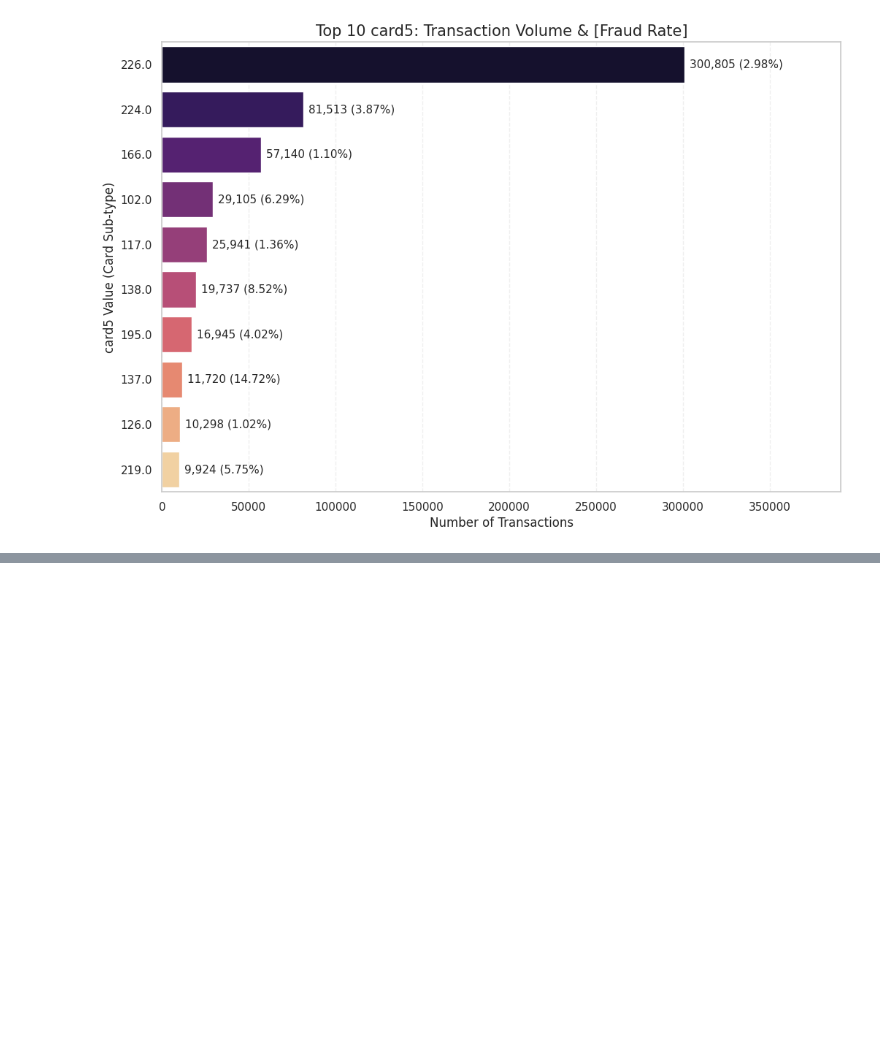
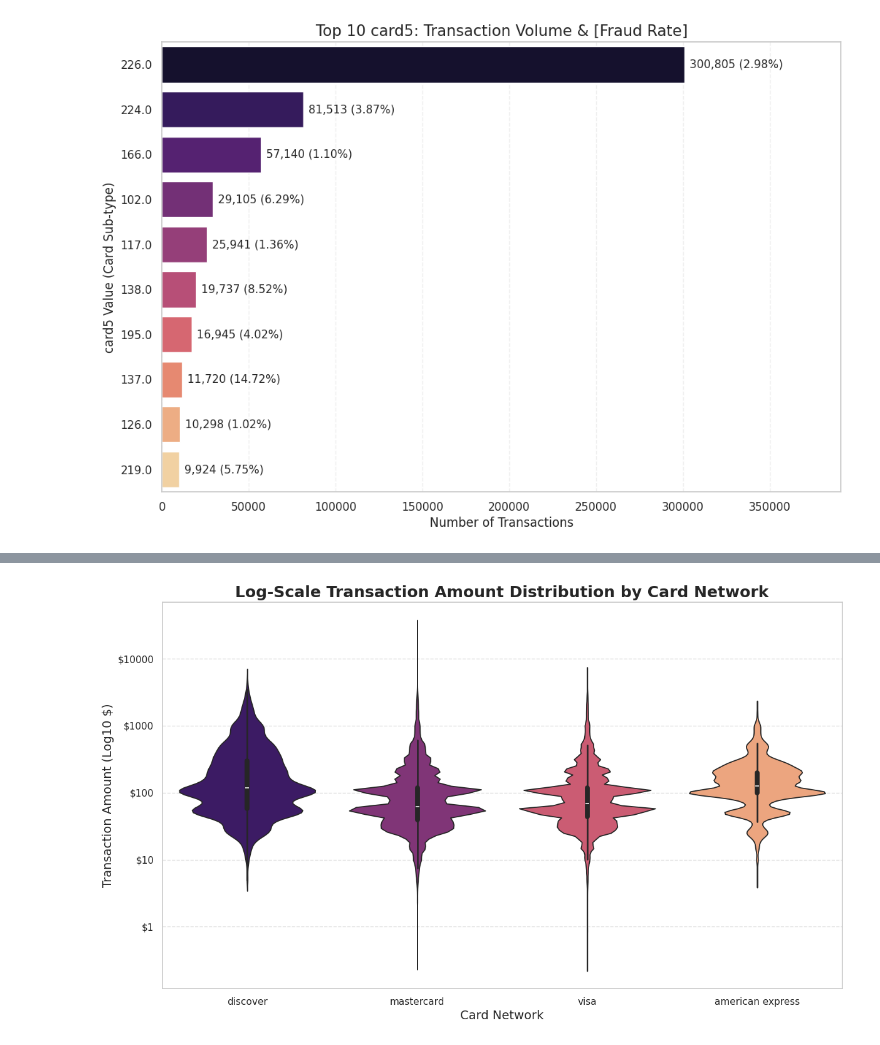
Before and after one commit to VaradBhagwat5/FedAudit, a Jupyter notebook: notebooks/data_visualisation.ipynb, the cells around one changed output, grey strips where cells are left out. Saved outputs shown, nothing was run; the diff lists cells and outputs as text; code cells hidden in the pictures; blank space fills up the shorter version.

```diff
--- a/notebooks/data_visualisation.ipynb
+++ b/notebooks/data_visualisation.ipynb
@@ -338,0 +392,33 @@ plt.show()
+# %%
+"""
+Analysis: Analysing the distribution of these cards in transaction amount
+Result:
+"""
+plt.figure(figsize=(14, 8))
+
+# 1. Create a Violin Plot to show the "density" and "spread" simultaneously
+# Using log-transformed TransactionAmt to see the distribution clearly
+ax = sns.violinplot(
+    data=df_limited,
+    x='card4',
+    y=np.log10(df_limited['TransactionAmt']),
+    hue='card4',
+    palette='magma',
+    legend=False
+)
+
+# 2. Styling for a Research Paper
+plt.title("Log-Scale Transaction Amount Distribution by Card Network", fontsize=18, fontweight='bold')
+plt.xlabel("Card Network", fontsize=14)
+plt.ylabel("Transaction Amount (Log10 $)", fontsize=14)
+
+# 3. Professional Touch: Update Y-ticks to show actual dollar values
+# This makes log-scale plots much easier for humans to read
+ticks = [1, 10, 100, 1000, 10000]
+ax.set_yticks(np.log10(ticks))
+ax.set_yticklabels([f'${t}' for t in ticks])
+
+plt.grid(axis='y', linestyle='--', alpha=0.6)
+plt.show()
+# %% [output]
+[figure, added]
```
Also changed, not shown: parts of 12 cells of this notebook.
